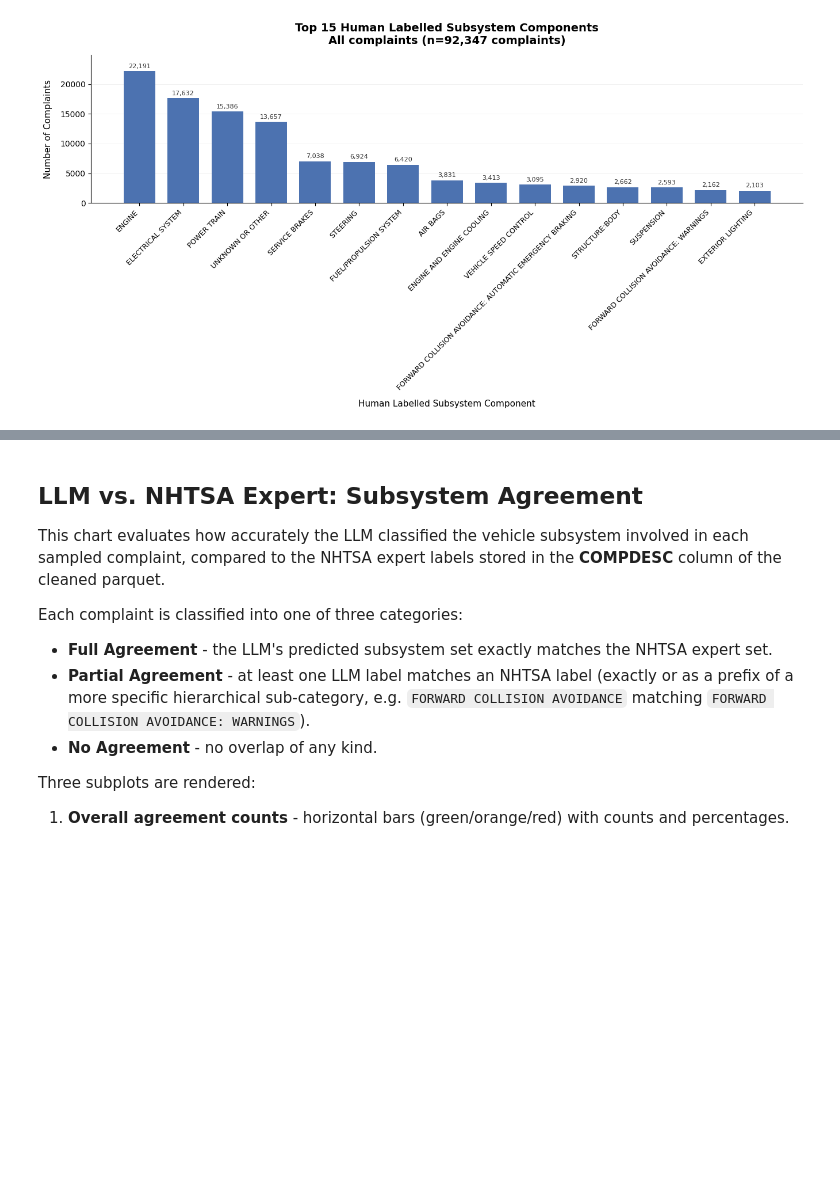
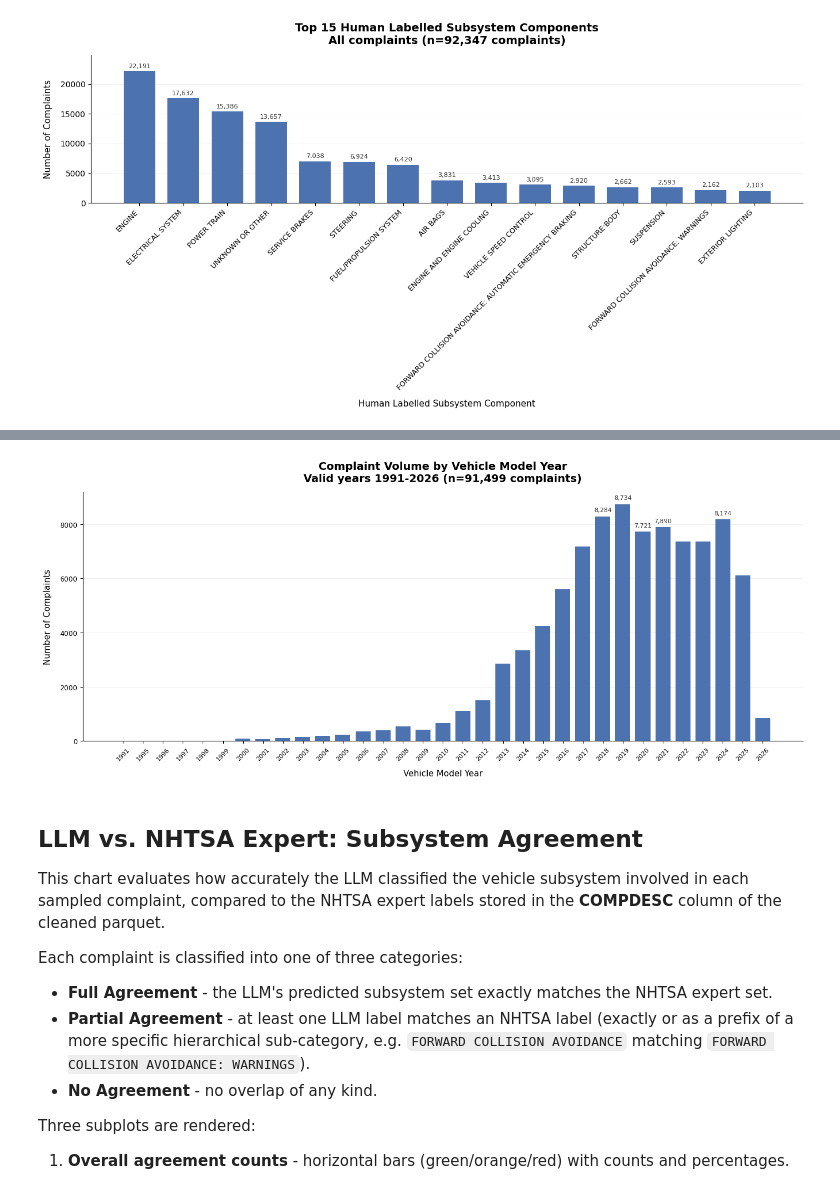
Before and after one commit to mataeo-eh/NLP_Class, a Jupyter notebook: Unit2/NHTSA_Project/Charts.ipynb, the cells around one changed output, grey strips where cells are left out. Drawn from its saved outputs; the diff is of its cells as text; code cells hidden in the pictures; blank space fills up the shorter version.

```diff
--- a/Unit2/NHTSA_Project/Charts.ipynb
+++ b/Unit2/NHTSA_Project/Charts.ipynb
@@ -189,3 +227,15 @@ fig = create_human_subsystem_frequency_chart(
+# %%
+import sys
+sys.path.insert(0, "Project_Tools")
+
+from Create_Charts import create_model_year_trend_chart
+
+fig = create_model_year_trend_chart(
+    "NHTSA/complaints_cleaned.parquet",
+    min_year=1990,
+)
+# %% [output]
+[figure, added]
 # %% [markdown]
 ## LLM vs. NHTSA Expert: Subsystem Agreement
 
```
Also changed, not shown: parts of 5 cells of this notebook, 1 other file.
